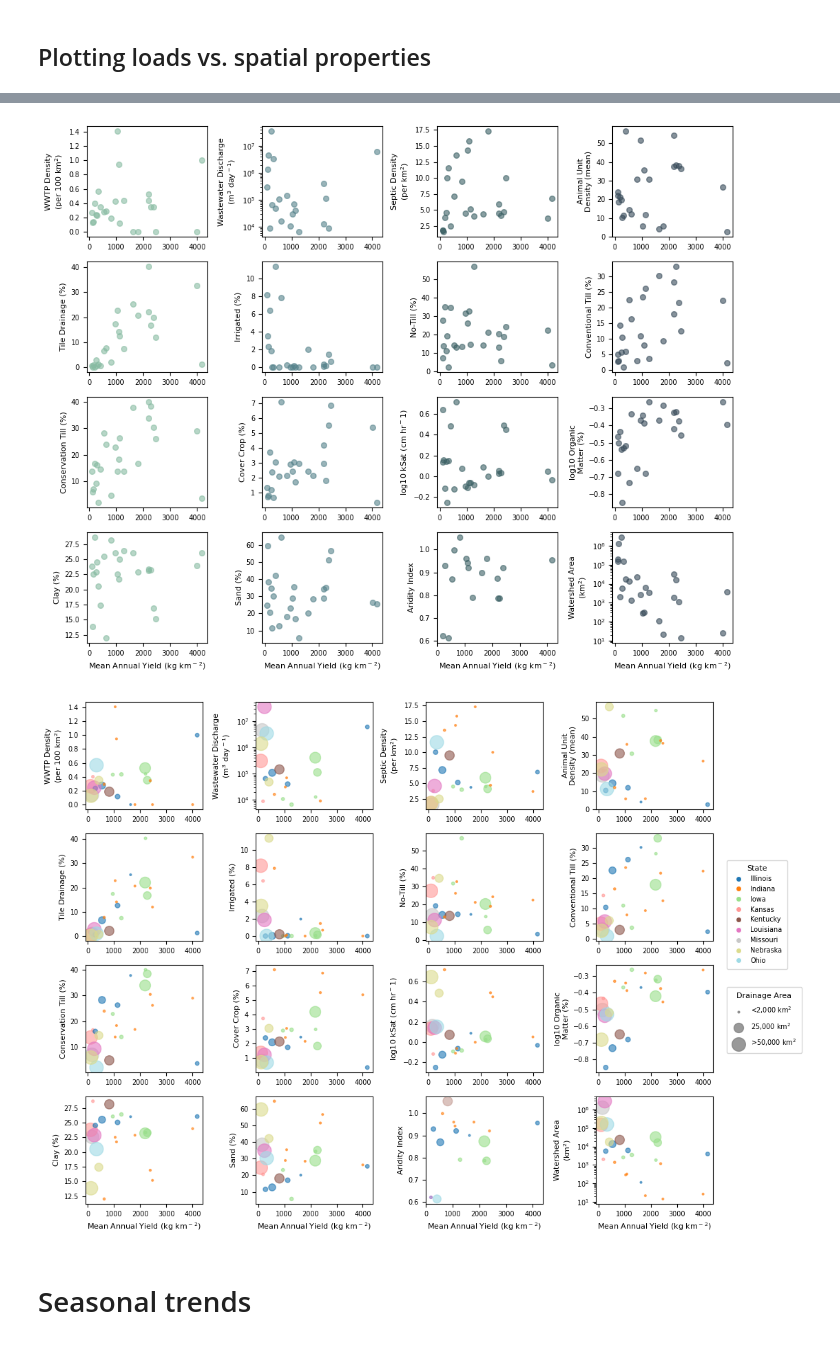
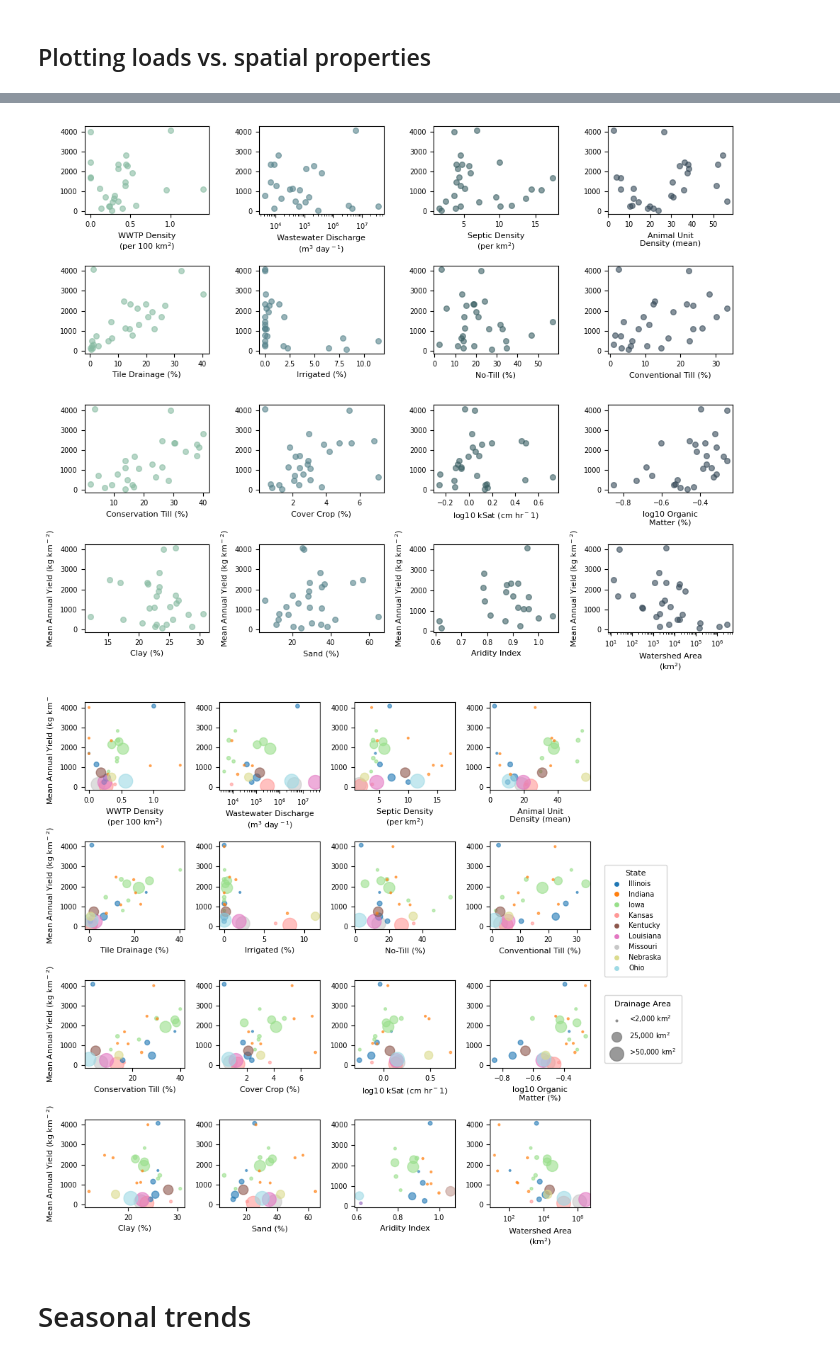
Before and after one commit to danykakbyrnes/STREAM_seasonality, a Jupyter notebook: spatial_data_exploration.ipynb, the cells around one changed output, grey strips where cells are left out. Drawn from its saved outputs; the diff is of its cells as text; code cells hidden in the pictures.

Commit message:
updating CV plot to be of CV of daily values; swapped x and y axis so load and cv are dependent variables

```diff
--- a/spatial_data_exploration.ipynb
+++ b/spatial_data_exploration.ipynb
@@ -51,8 +46,13 @@ site_annual_loads.head()
 # %%
+# Merging metadata
 site_annual_loads = site_annual_loads.merge(
     metadata[['STREAM_ID','state_name', 'drainagearea_sqkm']],
     on='STREAM_ID',
     how='left'
 )
-site_annual_loads.head()
+
+# Removing years prior to set year
+
+site_annual_loads = site_annual_loads[site_annual_loads['WaterYear'] >= START_YEAR]
+site_annual_loads.shape
 # %% [output]
@@ -65,6 +60,7 @@ site_annual_loads.head()
 # %%
 # Aggregating the annual values to mean values for the watershed. Only keep the ones that have full (>365 days?) records.
-site_agg_loads = (site_annual_loads[site_annual_loads['day_count'] >= 365]
+num_days_min = 200
+site_agg_loads = (site_annual_loads[site_annual_loads['day_count'] >= num_days_min]
                   .groupby('STREAM_ID')[['state_name', 'drainagearea_sqkm', 'flux_sum', 'yield_kmsq']]
                   .agg(state_name = ('state_name', 'first'),
                       drainagearea_sqkm = ('drainagearea_sqkm', 'first'),
@@ -412,18 +320,18 @@ n = len(basin_chars)
 ncols = 4
 nrows = -(-n // ncols)  # ceiling division
 
-fig, axes = plt.subplots(nrows, ncols, figsize=(10, nrows * 2), sharey=False)
+fig, axes = plt.subplots(nrows, ncols, figsize=(10, nrows * 2))
 ax = axes.flatten()
 
 for i, (col, label) in enumerate(basin_chars):
-    ax[i].scatter(site_load_basinchar['yield_kmsq'], site_load_basinchar[col],
+    ax[i].scatter(site_load_basinchar[col], site_load_basinchar['yield_kmsq'],
                   alpha=0.6, c=colors[i % len(colors)], s=30)
-    ax[i].set_ylabel(label, fontsize=8)
+    ax[i].set_xlabel(label, fontsize=8)
     ax[i].tick_params(labelsize=7)
     if ((col == 'area_km2') | (col == 'waste_dis_total_m3_d')):
-        ax[i].set_yscale('log')
+        ax[i].set_xscale('log')
     if i >= n - ncols:
-        ax[i].set_xlabel("Mean Annual Yield (kg km$^-$$^2$)", fontsize=8)
+        ax[i].set_ylabel("Mean Annual Yield (kg km$^-$$^2$)", fontsize=8)
 
 # Hide unused axes
 for j in range(n, len(ax)):
@@ -432,7 +340,7 @@ for j in range(n, len(ax)):
 plt.tight_layout()
 plt.savefig(f'../OUTPUT/2_spatial_patterns/yield_watershed_properties.png', dpi=600, bbox_inches='tight')
 # %% [output]
-[figure, old version]
+[figure, new version]
 # %%
 marker_scale = 250 # (10^6 -> 10^3 and 10^3 -> 1)
 size = np.clip(site_load_basinchar['drainagearea_sqkm'], 1000, 50000)/ marker_scale
@@ -442,21 +350,21 @@ n = len(basin_chars)
 ncols = 4
 nrows = -(-n // ncols)  # ceiling division
 
-fig, axes = plt.subplots(nrows, ncols, figsize=(10, nrows * 2), sharey=False)
+fig, axes = plt.subplots(nrows, ncols, figsize=(8, nrows * 2), sharex=False)
 ax = axes.flatten()
 
 for i, (col, label) in enumerate(basin_chars):
-    ax[i].scatter(site_load_basinchar['yield_kmsq'], site_load_basinchar[col],
+    ax[i].scatter(site_load_basinchar[col], site_load_basinchar['yield_kmsq'],
                   alpha=0.6,
                   s=size,
               c=state_codes, cmap=cmap_states)
 
-    ax[i].set_ylabel(label, fontsize=8)
+    ax[i].set_xlabel(label, fontsize=8)
     ax[i].tick_params(labelsize=7)
     if col in ('area_km2', 'waste_dis_total_m3_d'):
-        ax[i].set_yscale('log')
-    if i >= n - ncols:
-        ax[i].set_xlabel("Mean Annual Yield (kg km$^-$$^2$)", fontsize=8)
+        ax[i].set_xscale('log')
+    if i % ncols == 0:
+        ax[i].set_ylabel("Mean Annual Yield (kg km$^-$$^2$)", fontsize=8)
 
 # Hide unused axes
 for j in range(n, len(ax)):
@@ -470,33 +378,33 @@ legend_handles_size = [
 
 # Changing states to categories and mapping categories to numbers
 state_categories = site_load_lu['state_name'].astype('category')
 state_codes = state_categories.cat.codes
 unique_states = state_categories.cat.categories
 norm = mcolors.Normalize(vmin=0, vmax=len(unique_states) - 1)
 
 # creating a dummy plot so that I can make a legend based on marker colour.
 legend_handles_colour = [
     Line2D([0], [0], marker='o', color='w', markerfacecolor=cmap_states(norm(i)),
            markersize=6, label=state)
     for i, state in enumerate(unique_states)
 ]
 
 # marker size legend (area)
 fig.legend(handles=legend_handles_size, title='Drainage Area',
            loc='upper left', ncol=1, fontsize=7, title_fontsize=8,
            bbox_to_anchor=(1, 0.47),
           labelspacing=0.9,
           borderpad=0.8)
 
 # colour legend (state)
 fig.legend(handles=legend_handles_colour, title='State',
            loc='upper left', ncol=1, fontsize=7, title_fontsize=8,
            bbox_to_anchor=(1, 0.7),
           borderpad=0.75)
 
 plt.tight_layout()
 plt.savefig(f'../OUTPUT/2_spatial_patterns/yield_watershed_properties_marker_area_state.png', dpi=600, bbox_inches='tight')
 # %% [output]
-[figure, old version]
+[figure, new version]
 # %% [markdown]
 # Seasonal trends
```
Also changed, not shown: parts of 27 cells of this notebook, 2 other files.
